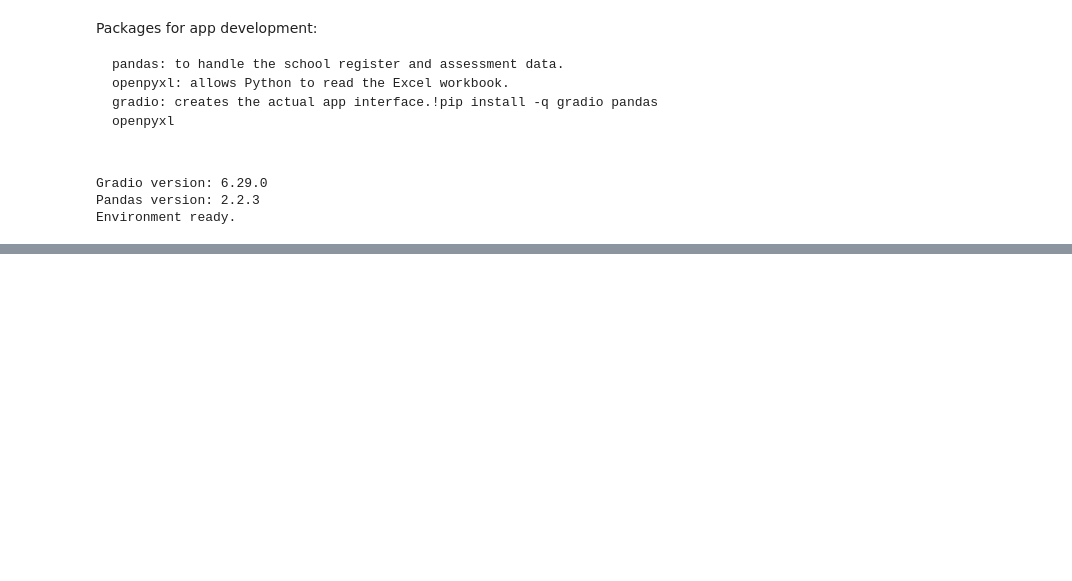
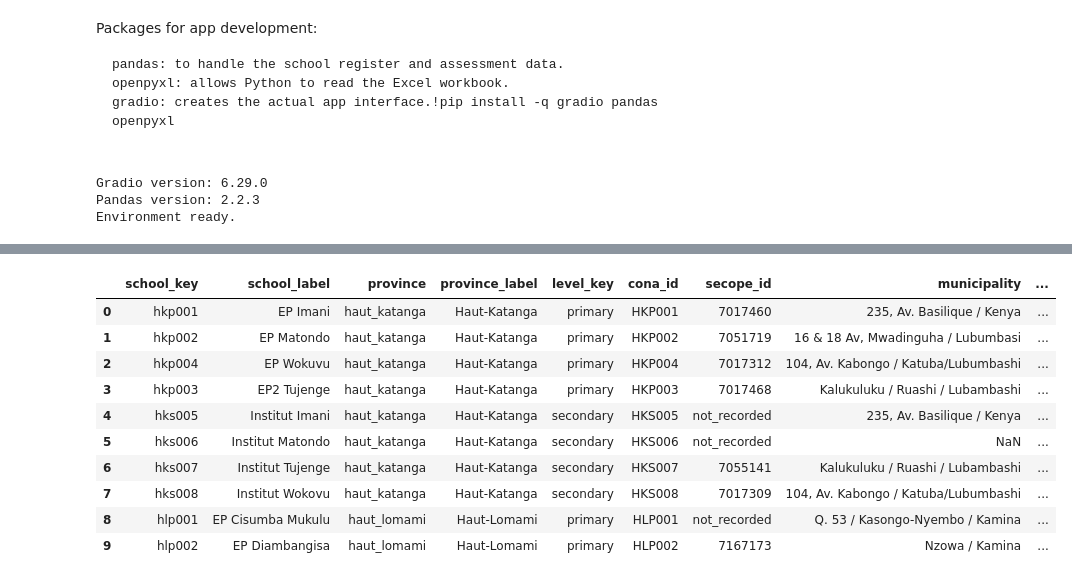
Before and after one commit to chipojaya1/sawso-education-data-system, a Jupyter notebook: DRC_School_Assessment_App_v0_1.ipynb, the cells around one changed output, grey strips where cells are left out. Drawn from its saved outputs; the diff is of its cells as text; code cells hidden in the pictures; blank space fills up the shorter version.

```diff
--- a/DRC_School_Assessment_App_v0_1.ipynb
+++ b/DRC_School_Assessment_App_v0_1.ipynb
@@ -19,0 +256,76 @@ Environment ready.
+# %%
+# Keep only the 615 school records
+schools_df = choices_df[
+    choices_df["list_name"] == "school"
+].copy()
+
+# Create a province lookup so the app shows "Haut-Katanga"
+# instead of the internal value "haut_katanga"
+province_lookup = (
+    choices_df[choices_df["list_name"] == "province"]
+    [["name", "label::English (en)"]]
+    .drop_duplicates()
+    .rename(
+        columns={
+            "name": "province",
+            "label::English (en)": "province_label"
+        }
+    )
+)
+
+# Add the readable province name to each school
+schools_df = schools_df.merge(
+    province_lookup,
+    on="province",
+    how="left"
+)
+
+# Keep only the fields that will matter to the app
+schools_df = schools_df[
+    [
+        "school_key",
+        "label::English (en)",
+        "province",
+        "province_label",
+        "level_key",
+        "cona_id",
+        "secope_id",
+        "municipality",
+        "education_level",
+        "school_name",
+        "source_school_name_raw"
+    ]
+].copy()
+
+# Rename the user-facing school label
+schools_df = schools_df.rename(
+    columns={
+        "label::English (en)": "school_label"
+    }
+)
+
+# Sort for easier inspection
+schools_df = schools_df.sort_values(
+    by=["province_label", "level_key", "school_label"]
+).reset_index(drop=True)
+
+# ---------------------------------------------------------
+# QUALITY CHECKS
+# ---------------------------------------------------------
+
+print("School master shape:", schools_df.shape)
+print("Number of unique schools:", schools_df["school_key"].nunique())
+print("Number of provinces:", schools_df["province"].nunique())
+print("Level keys found:", sorted(schools_df["level_key"].dropna().unique()))
+print("Duplicate school keys:", schools_df["school_key"].duplicated().sum())
+
+print("\nSchools per province:")
+display(
+    schools_df.groupby("province_label")
+    .size()
+    .reset_index(name="school_count")
+)
+
+print("\nClean school master preview:")
+display(schools_df.head(10))
+# %% [output]
@@ -19,0 +351,11 @@ Environment ready.
+|  | school_key | school_label | province | province_label | level_key | cona_id | secope_id | municipality | ... |
+| 0 | hkp001 | EP Imani | haut_katanga | Haut-Katanga | primary | HKP001 | 7017460 | 235, Av. Basilique / Kenya | ... |
+| 1 | hkp002 | EP Matondo | haut_katanga | Haut-Katanga | primary | HKP002 | 7051719 | 16 & 18 Av, Mwadinguha / Lubumbasi | ... |
+| 2 | hkp004 | EP Wokuvu | haut_katanga | Haut-Katanga | primary | HKP004 | 7017312 | 104, Av. Kabongo / Katuba/Lubumbashi | ... |
+| 3 | hkp003 | EP2 Tujenge | haut_katanga | Haut-Katanga | primary | HKP003 | 7017468 | Kalukuluku / Ruashi / Lubambashi | ... |
+| 4 | hks005 | Institut Imani | haut_katanga | Haut-Katanga | secondary | HKS005 | not_recorded | 235, Av. Basilique / Kenya | ... |
+| 5 | hks006 | Institut Matondo | haut_katanga | Haut-Katanga | secondary | HKS006 | not_recorded | NaN | ... |
+| 6 | hks007 | Institut Tujenge | haut_katanga | Haut-Katanga | secondary | HKS007 | 7055141 | Kalukuluku / Ruashi / Lubambashi | ... |
+| 7 | hks008 | Institut Wokovu | haut_katanga | Haut-Katanga | secondary | HKS008 | 7017309 | 104, Av. Kabongo / Katuba/Lubumbashi | ... |
+| 8 | hlp001 | EP Cisumba Mukulu | haut_lomami | Haut-Lomami | primary | HLP001 | not_recorded | Q. 53 / Kasongo-Nyembo / Kamina | ... |
+| 9 | hlp002 | EP Diambangisa | haut_lomami | Haut-Lomami | primary | HLP002 | 7167173 | Nzowa / Kamina | ... |
```
Also changed, not shown: parts of 28 cells of this notebook.
